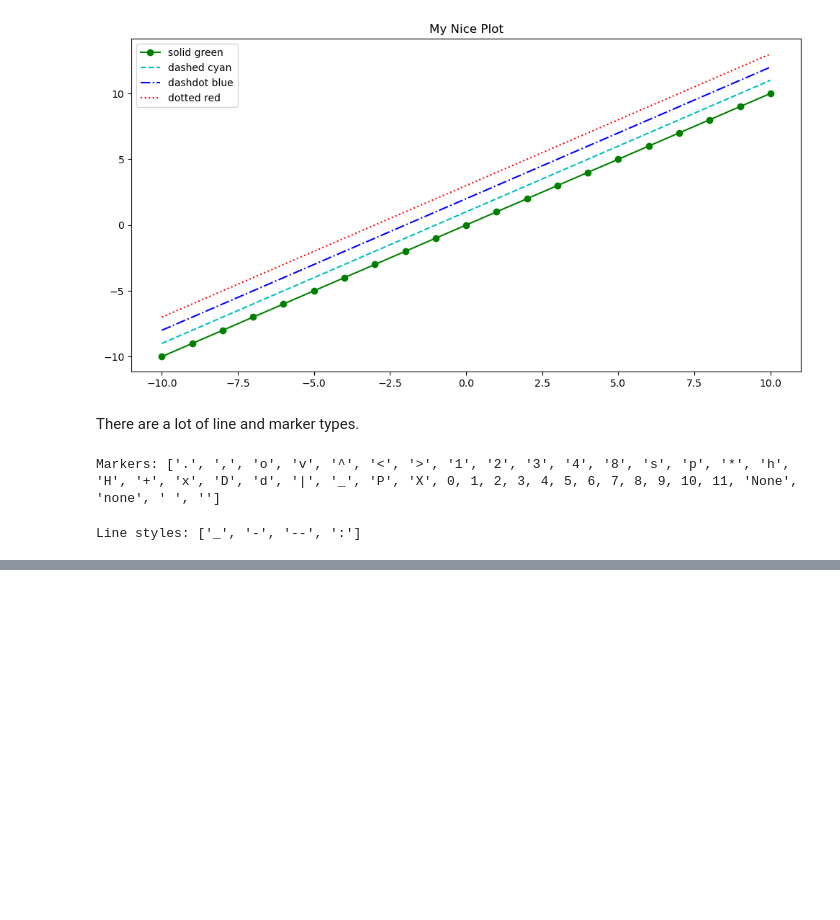
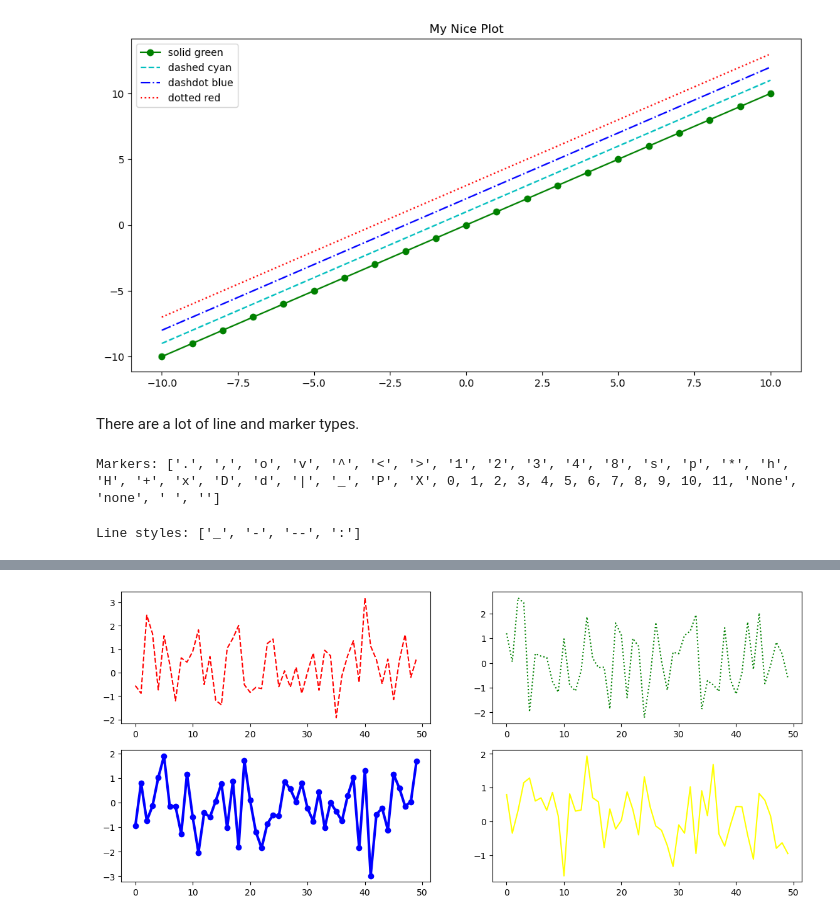
Before and after one commit to muhammadhananbaloch/Data-Analysis, a Jupyter notebook: data-cleaning-practice/Visualizations.ipynb, the cells around one changed output, grey strips where cells are left out. Drawn from its saved outputs; the diff is of its cells as text; code cells hidden in the pictures; blank space fills up the shorter version.

```diff
--- a/data-cleaning-practice/Visualizations.ipynb
+++ b/data-cleaning-practice/Visualizations.ipynb
@@ -112,0 +143,9 @@ Line styles: ['_', '-', '--', ':']
+# %%
+ax4.plot(np.random.randn(50), c='yellow')
+ax1.plot(np.random.randn(50), c='red', linestyle='--')
+ax2.plot(np.random.randn(50), c='green', linestyle=':')
+ax3.plot(np.random.randn(50), c='blue', marker='o', linewidth=3.0)
+
+fig
+# %% [output]
+[figure, added]
```
Also changed, not shown: parts of 7 cells of this notebook.
